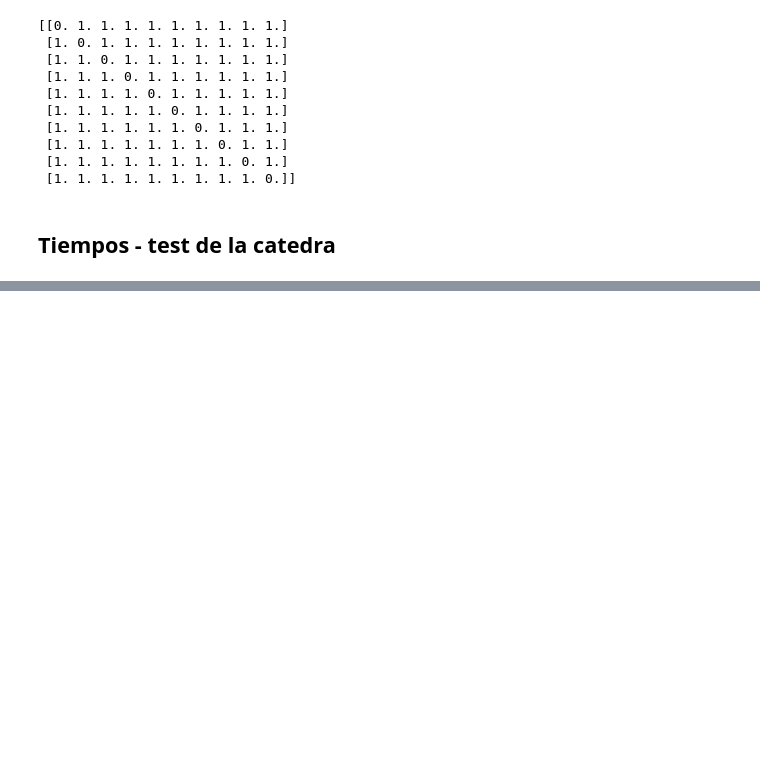
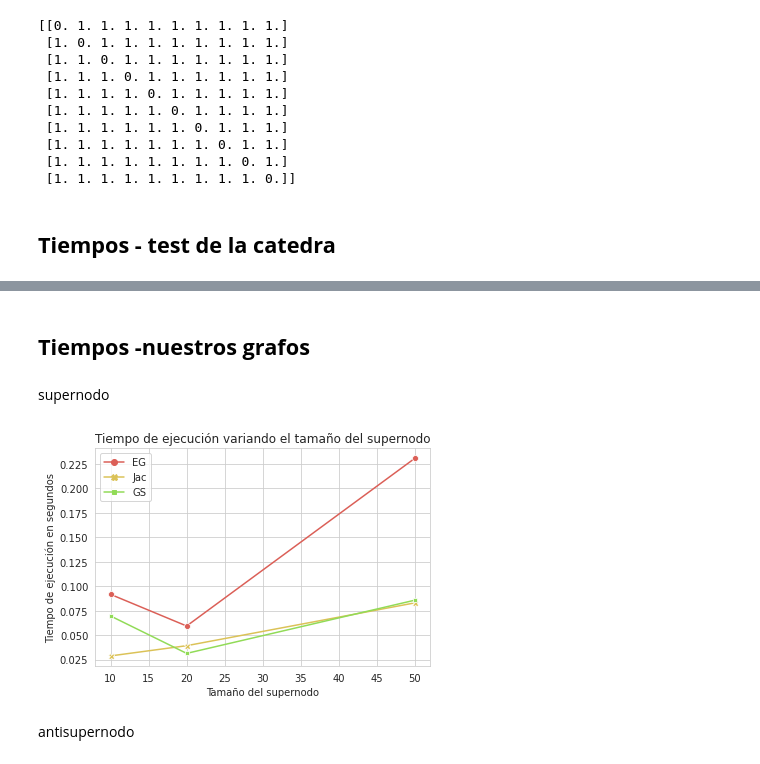
Before and after one commit to paulitapb/tp3-metnum, a Jupyter notebook: src/EXP_Tp3.ipynb, the cells around one changed output, grey strips where cells are left out. Saved outputs shown, nothing was run; the diff lists cells and outputs as text; code cells hidden in the pictures; blank space fills up the shorter version.

Commit message:
graficos comparando tiempos de ejecución distintos metodos

```diff
--- a/src/EXP_Tp3.ipynb
+++ b/src/EXP_Tp3.ipynb
@@ -70,0 +79,24 @@ np.mean(exp)
+# %% [markdown]
+## **Tiempos -nuestros grafos**
+# %% [markdown]
+supernodo
+# %%
+mean10, var10 = utils.results_times("test_supernodo_10.txt")
+mean20, var20 = utils.results_times("test_supernodo_20.txt")
+mean50, var50 = utils.results_times("test_supernodo_50.txt")
+# %%
+df = pd.DataFrame(columns=["EG", "Jac", "GS"], index = [10, 20, 50])
+
+df.loc[10] = mean10
+df.loc[20] = mean20
+df.loc[50] = mean50
+sns.set_palette("hls", 8)
+sns.lineplot(df, dashes = False, markers=True)
+plt.title("Tiempo de ejecución variando el tamaño del supernodo")
+plt.xlabel("Tamaño del supernodo")
+plt.ylabel("Tiempo de ejecución en segundos")
+plt.show()
+# %% [output]
+[figure, added]
+# %% [markdown]
+antisupernodo
```
Also changed, not shown: parts of 5 cells of this notebook, 16 other files.
